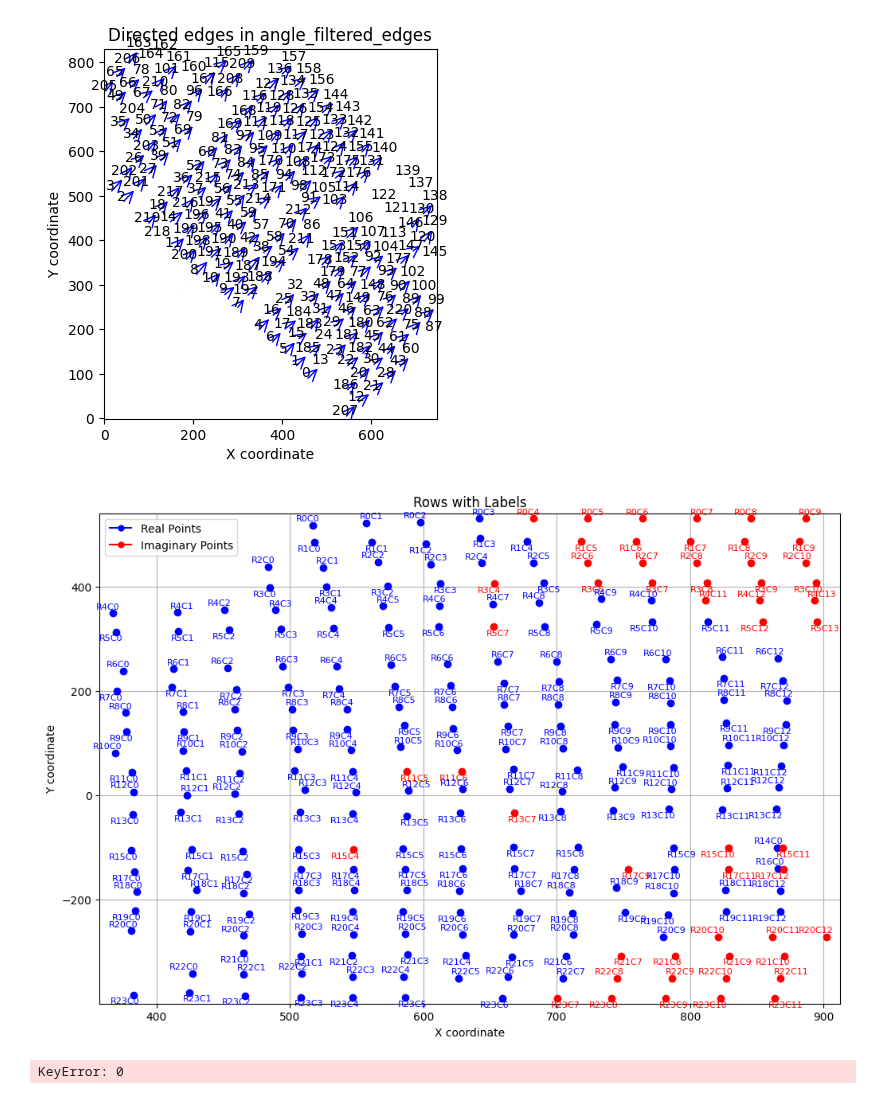
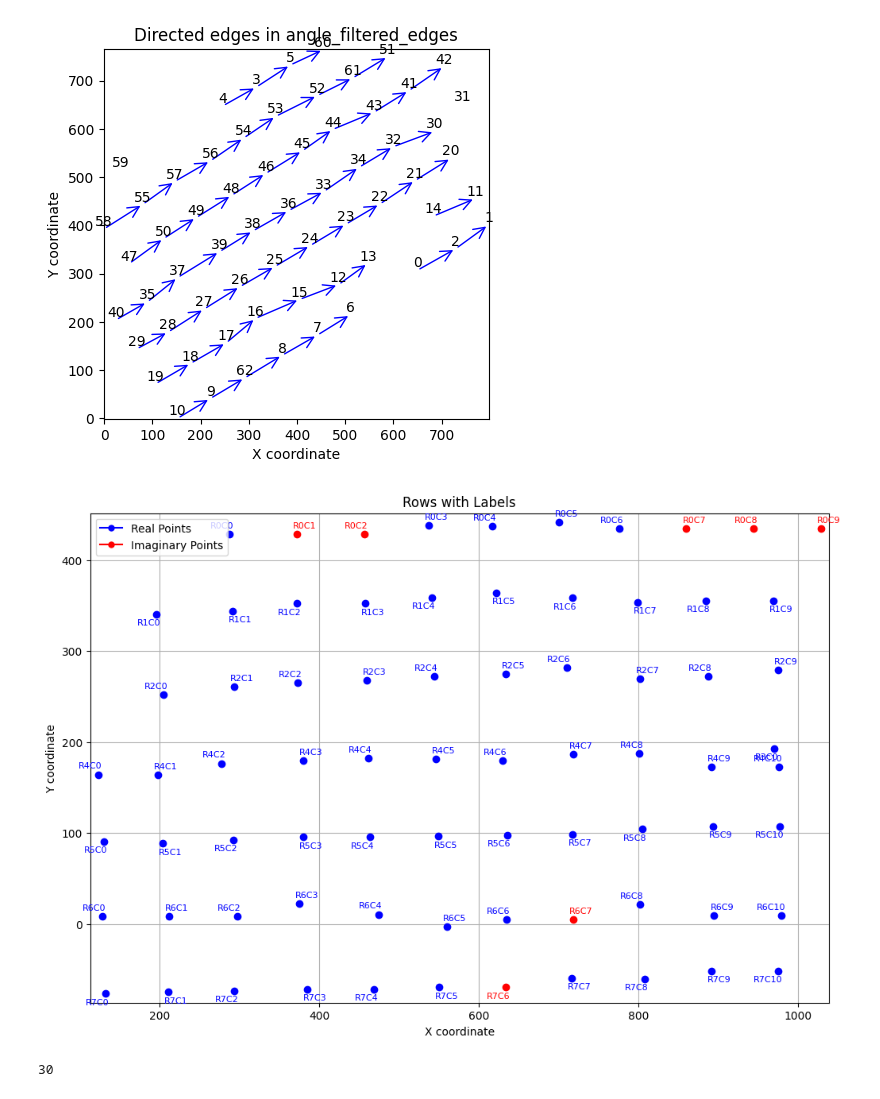
Before and after one commit to aaronge-2020/Microarray-Dearraying, a Jupyter notebook: delaunay_triangle_gridding.ipynb, the cells around one changed output. Saved outputs shown, nothing was run; the diff lists cells and outputs as text; code cells hidden in the pictures.

```diff
--- a/delaunay_triangle_gridding.ipynb
+++ b/delaunay_triangle_gridding.ipynb
@@ -655,7 +655,7 @@ def filter_edges(triangulation, normalized_coordinates, image_rotation, angle_th
 
     return traveling_algorithm_input
 
-labels_path = 'augmented_labels/158868_aug_0.json'
+labels_path = 'augmented_labels/158871_aug_6.json'
 
 def determine_image_rotation(labels_path, min_angle, max_angle, angle_step_size, angle_threshold):
 
@@ -753,7 +753,7 @@ ax.set_ylim([min(y[1] for y in normalized_coordinates)-1, max(y[1] for y in norm
 # Show the plot
 plt.show()
 # %% [output]
-[figure, old version]
+[figure, new version]
 # %%
 import matplotlib.pyplot as plt
 
@@ -841,36 +841,36 @@ import numpy as np
 from itertools import combinations
 
 
 average_distances = []
 for edge in coordinates_input:
     start, end = edge
     distance = np.sqrt((start[0] - end[0])**2 + (start[1] - end[1])**2)
     average_distances.append(distance)
 
 average_distance = np.median(average_distances)
 
 def calculate_grid_width(centers, d):
     """Calculate Y based on the maximum X value of the core + 1.5 * d."""
     max_x = max(centers, key=lambda x: x[0])[0]
     return max_x + 0.5 * d
 
 
 # Calculate the average core-to-core distance
 d = average_distance
 
 # Calculate Y
 image_width = calculate_grid_width(rotated_coordinates, d)
 
 
-rows = traveling_algorithm(coordinates_input, image_width, d, 0.75 * d, 360, 0, 0.8)
+rows = traveling_algorithm(coordinates_input, image_width, d, 0.75 * d, 360, 0, 0.75)
 sorted_rows = sorted(rows, key=lambda row: -row[0]['point'][1])
 
 
 # Plot the sorted rows
 plot_rows_with_labels(sorted_rows)
 # %% [output]
-[figure, old version]
+[figure, new version]
-# %%
-[point[0] for point in rows[0]]
-# %% [output]
-KeyError: 0
+# %%
+image_rotation
+# %% [output]
+30
```
Also changed, not shown: 2 other files.
